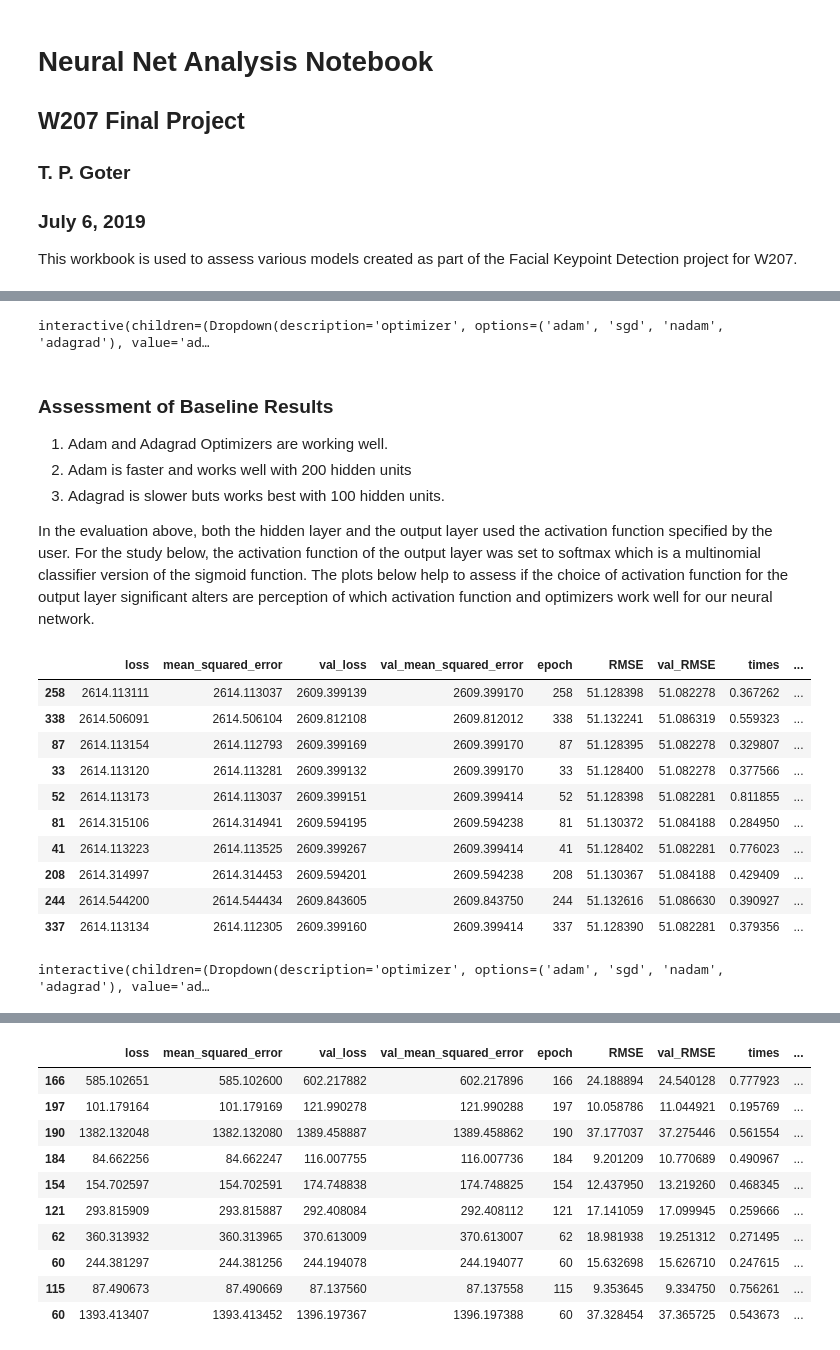
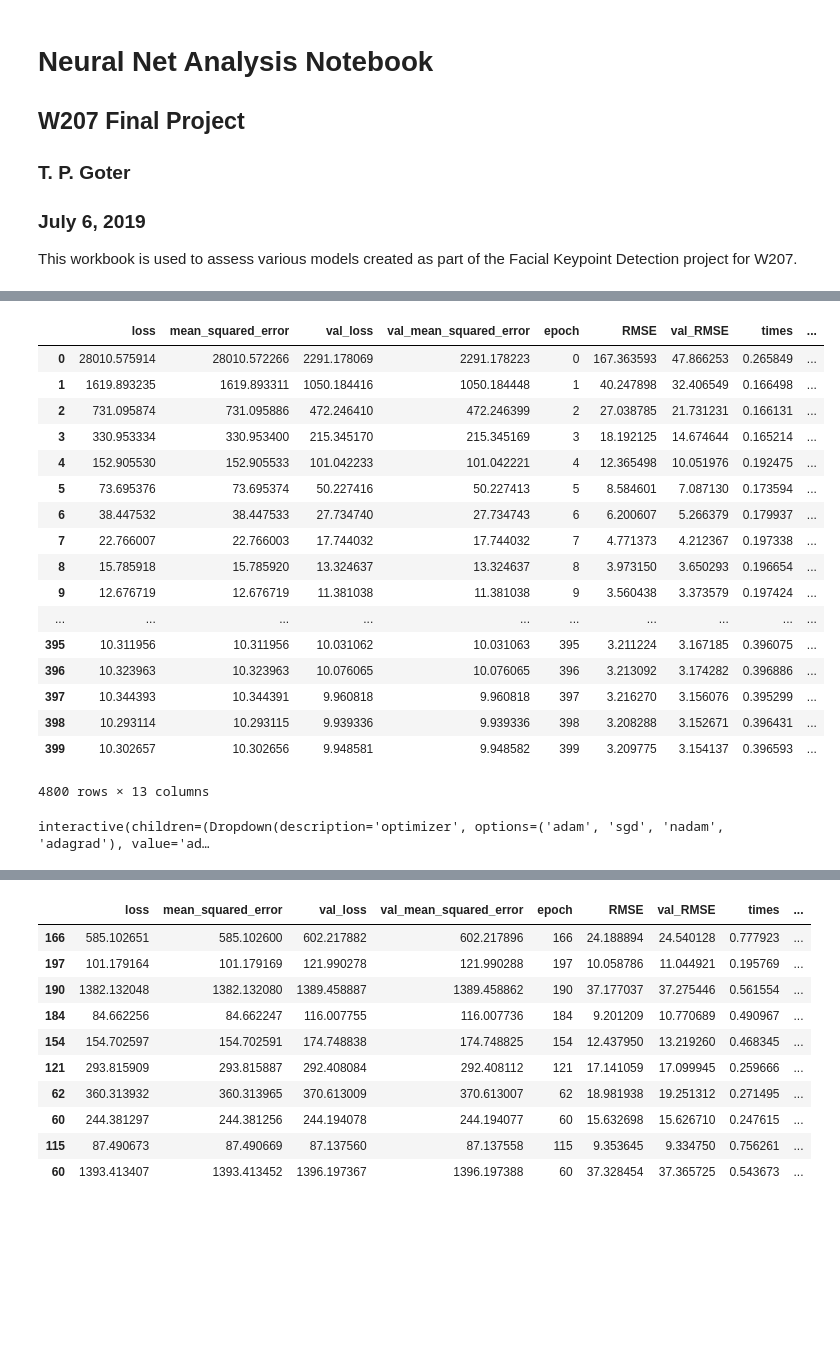
Before and after one commit to tomgoter/w207_finalproject, a Jupyter notebook: neural_net_analysis.ipynb, the cells around one changed output, grey strips where cells are left out. Cells and saved outputs as stored; diff of their text form; code cells hidden in the pictures; blank space fills up the shorter version.

```diff
--- a/neural_net_analysis.ipynb
+++ b/neural_net_analysis.ipynb
@@ -33,3 +33,24 @@ bl_sl_df.sample(10)
+# %%
+bl_sl_df[bl_sl_df.optimizer == 'sgd']
+# %% [output]
+|  | loss | mean_squared_error | val_loss | val_mean_squared_error | epoch | RMSE | val_RMSE | times | ... |
+| 0 | 28010.575914 | 28010.572266 | 2291.178069 | 2291.178223 | 0 | 167.363593 | 47.866253 | 0.265849 | ... |
+| 1 | 1619.893235 | 1619.893311 | 1050.184416 | 1050.184448 | 1 | 40.247898 | 32.406549 | 0.166498 | ... |
+| 2 | 731.095874 | 731.095886 | 472.246410 | 472.246399 | 2 | 27.038785 | 21.731231 | 0.166131 | ... |
+| 3 | 330.953334 | 330.953400 | 215.345170 | 215.345169 | 3 | 18.192125 | 14.674644 | 0.165214 | ... |
+| 4 | 152.905530 | 152.905533 | 101.042233 | 101.042221 | 4 | 12.365498 | 10.051976 | 0.192475 | ... |
+| 5 | 73.695376 | 73.695374 | 50.227416 | 50.227413 | 5 | 8.584601 | 7.087130 | 0.173594 | ... |
+| 6 | 38.447532 | 38.447533 | 27.734740 | 27.734743 | 6 | 6.200607 | 5.266379 | 0.179937 | ... |
+| 7 | 22.766007 | 22.766003 | 17.744032 | 17.744032 | 7 | 4.771373 | 4.212367 | 0.197338 | ... |
+| 8 | 15.785918 | 15.785920 | 13.324637 | 13.324637 | 8 | 3.973150 | 3.650293 | 0.196654 | ... |
+| 9 | 12.676719 | 12.676719 | 11.381038 | 11.381038 | 9 | 3.560438 | 3.373579 | 0.197424 | ... |
+| ... | ... | ... | ... | ... | ... | ... | ... | ... | ... |
+| 395 | 10.311956 | 10.311956 | 10.031062 | 10.031063 | 395 | 3.211224 | 3.167185 | 0.396075 | ... |
+| 396 | 10.323963 | 10.323963 | 10.076065 | 10.076065 | 396 | 3.213092 | 3.174282 | 0.396886 | ... |
+| 397 | 10.344393 | 10.344391 | 9.960818 | 9.960818 | 397 | 3.216270 | 3.156076 | 0.395299 | ... |
+| 398 | 10.293114 | 10.293115 | 9.939336 | 9.939336 | 398 | 3.208288 | 3.152671 | 0.396431 | ... |
+| 399 | 10.302657 | 10.302656 | 9.948581 | 9.948582 | 399 | 3.209775 | 3.154137 | 0.396593 | ... |
+4800 rows × 13 columns
 # %%
 # Create a plotting function to pass to the interact widget function
 def plot_validation_loss(df=bl_sl_df, optimizer = bl_sl_df.optimizer.unique(),
@@ -72,34 +118,3 @@ interact_manual(plot_validation_loss, df=fixed(bl_sl_df),
 print()
 # %% [output]
 interactive(children=(Dropdown(description='optimizer', options=('adam', 'sgd', 'nadam', 'adagrad'), value='ad…
-# %% [markdown]
-### Assessment of Baseline Results
-1. Adam and Adagrad Optimizers are working well.
-2. Adam is faster and works well with 200 hidden units
-3. Adagrad is slower buts works best with 100 hidden units.
-
-In the evaluation above, both the hidden layer and the output layer used the activation function specified by the user. For the study below, the activation function of the output layer was set to softmax which is a multinomial classifier version of the sigmoid function. The plots below help to assess if the choice of activation function for the output layer significant alters are perception of which activation function and optimizers work well for our neural network.
-# %%
-# Load the pkled dataframe for the baseline single layer neural net
-sm_sl_df = pd.read_pickle("OutputData/single_layer_softmax_df.pkl")
-sm_sl_df.sample(10)
-# %% [output]
-|  | loss | mean_squared_error | val_loss | val_mean_squared_error | epoch | RMSE | val_RMSE | times | ... |
-| 258 | 2614.113111 | 2614.113037 | 2609.399139 | 2609.399170 | 258 | 51.128398 | 51.082278 | 0.367262 | ... |
-| 338 | 2614.506091 | 2614.506104 | 2609.812108 | 2609.812012 | 338 | 51.132241 | 51.086319 | 0.559323 | ... |
-| 87 | 2614.113154 | 2614.112793 | 2609.399169 | 2609.399170 | 87 | 51.128395 | 51.082278 | 0.329807 | ... |
-| 33 | 2614.113120 | 2614.113281 | 2609.399132 | 2609.399170 | 33 | 51.128400 | 51.082278 | 0.377566 | ... |
-| 52 | 2614.113173 | 2614.113037 | 2609.399151 | 2609.399414 | 52 | 51.128398 | 51.082281 | 0.811855 | ... |
-| 81 | 2614.315106 | 2614.314941 | 2609.594195 | 2609.594238 | 81 | 51.130372 | 51.084188 | 0.284950 | ... |
-| 41 | 2614.113223 | 2614.113525 | 2609.399267 | 2609.399414 | 41 | 51.128402 | 51.082281 | 0.776023 | ... |
-| 208 | 2614.314997 | 2614.314453 | 2609.594201 | 2609.594238 | 208 | 51.130367 | 51.084188 | 0.429409 | ... |
-| 244 | 2614.544200 | 2614.544434 | 2609.843605 | 2609.843750 | 244 | 51.132616 | 51.086630 | 0.390927 | ... |
-| 337 | 2614.113134 | 2614.112305 | 2609.399160 | 2609.399414 | 337 | 51.128390 | 51.082281 | 0.379356 | ... |
-# %%
-# Plot the softmax data
-interact_manual(plot_validation_loss, df=fixed(sm_sl_df),
-                optimizer = sm_sl_df.optimizer.unique(),
-                    activation = sm_sl_df.activation.unique())
-print()
-# %% [output]
-interactive(children=(Dropdown(description='optimizer', options=('adam', 'sgd', 'nadam', 'adagrad'), value='ad…
```
Also changed, not shown: parts of 22 cells of this notebook, 1 other file.
